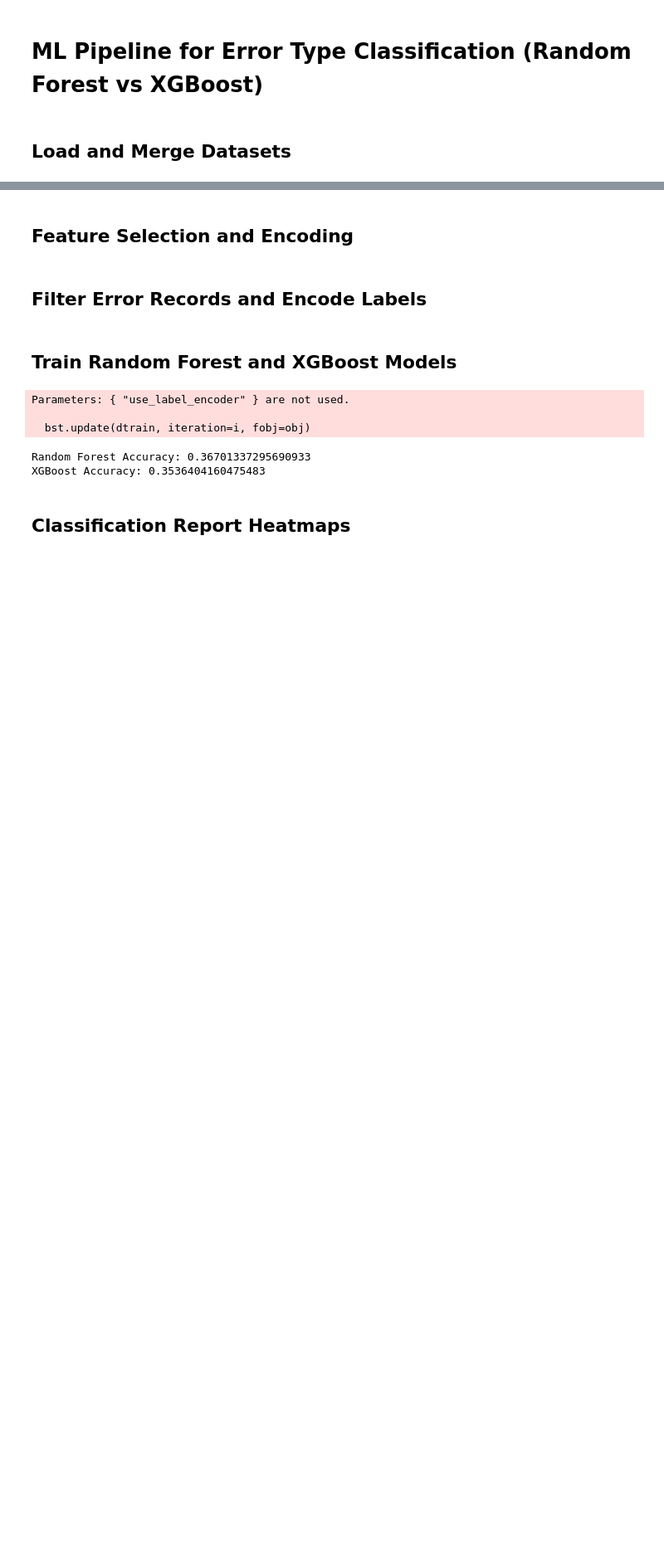
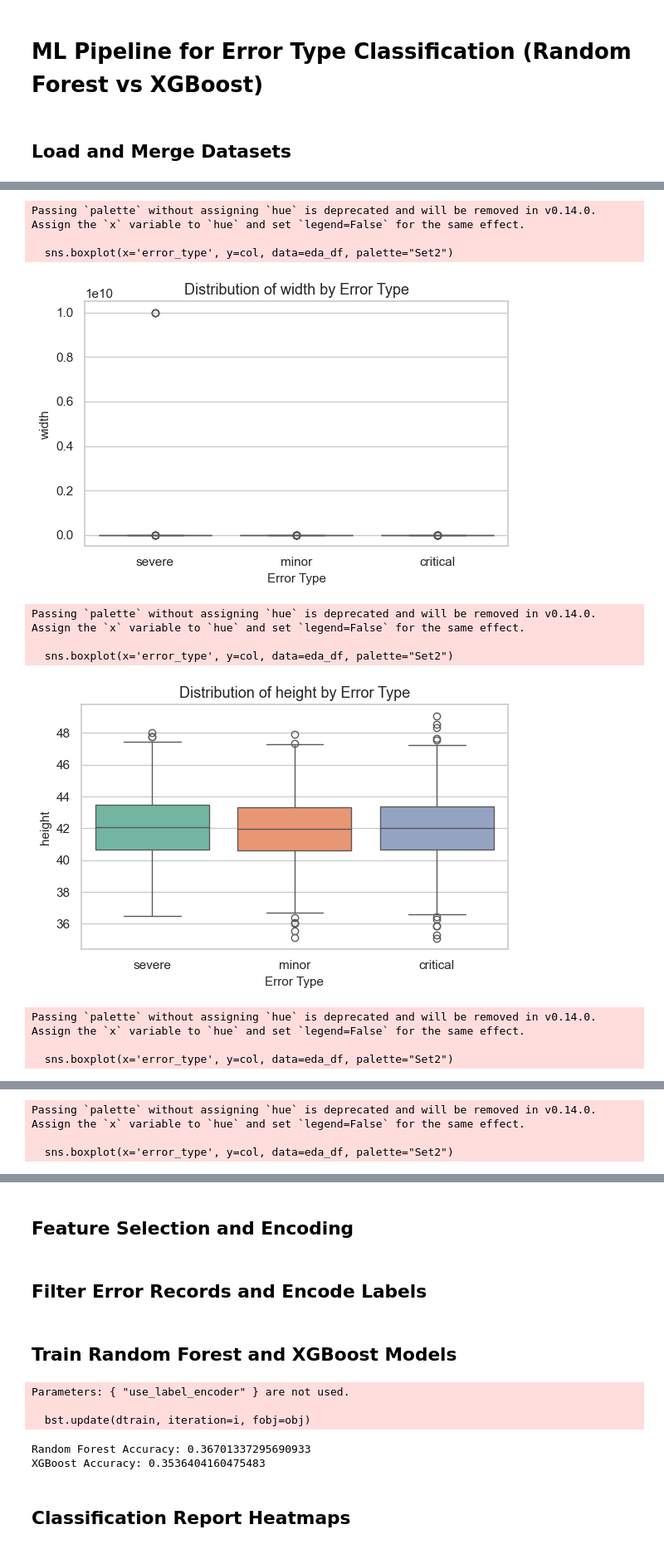
Before and after one commit to Parth-0804/ML_Presentation_Workspace, a Jupyter notebook: ML - SmartBuild Dataset/Two_Stage_Error_Model_Formatted.ipynb, the cells around one changed output, grey strips where cells are left out. Shown at 83% size. Cells and saved outputs as stored; diff of their text form; code cells hidden in the pictures; blank space fills up the shorter version.

```diff
--- a/ML - SmartBuild Dataset/Two_Stage_Error_Model_Formatted.ipynb
+++ b/ML - SmartBuild Dataset/Two_Stage_Error_Model_Formatted.ipynb
@@ -21,0 +64,22 @@ full_df = production_df.merge(machine_df, on="configuration_log_ID")
+# %%
+# Box plots by error type
+for col in numeric_df.columns:
+    plt.figure(figsize=(6, 4))
+    sns.boxplot(x='error_type', y=col, data=eda_df, palette="Set2")
+    plt.title(f'Distribution of {col} by Error Type', fontsize=13)
+    plt.xlabel("Error Type", fontsize=11)
+    plt.ylabel(col, fontsize=11)
+    plt.tight_layout()
+    plt.show()
+# %% [output]
+Passing `palette` without assigning `hue` is deprecated and will be removed in v0.14.0. Assign the `x` variable to `hue` and set `legend=False` for the same effect.
+
+  sns.boxplot(x='error_type', y=col, data=eda_df, palette="Set2")
+[figure, added]
+Passing `palette` without assigning `hue` is deprecated and will be removed in v0.14.0. Assign the `x` variable to `hue` and set `legend=False` for the same effect.
+
+  sns.boxplot(x='error_type', y=col, data=eda_df, palette="Set2")
+[figure, added]
+Passing `palette` without assigning `hue` is deprecated and will be removed in v0.14.0. Assign the `x` variable to `hue` and set `legend=False` for the same effect.
+
+  sns.boxplot(x='error_type', y=col, data=eda_df, palette="Set2")
@@ -21,0 +87,3 @@ full_df = production_df.merge(machine_df, on="configuration_log_ID")
+Passing `palette` without assigning `hue` is deprecated and will be removed in v0.14.0. Assign the `x` variable to `hue` and set `legend=False` for the same effect.
+
+  sns.boxplot(x='error_type', y=col, data=eda_df, palette="Set2")
```
Also changed, not shown: parts of 4 cells of this notebook.
